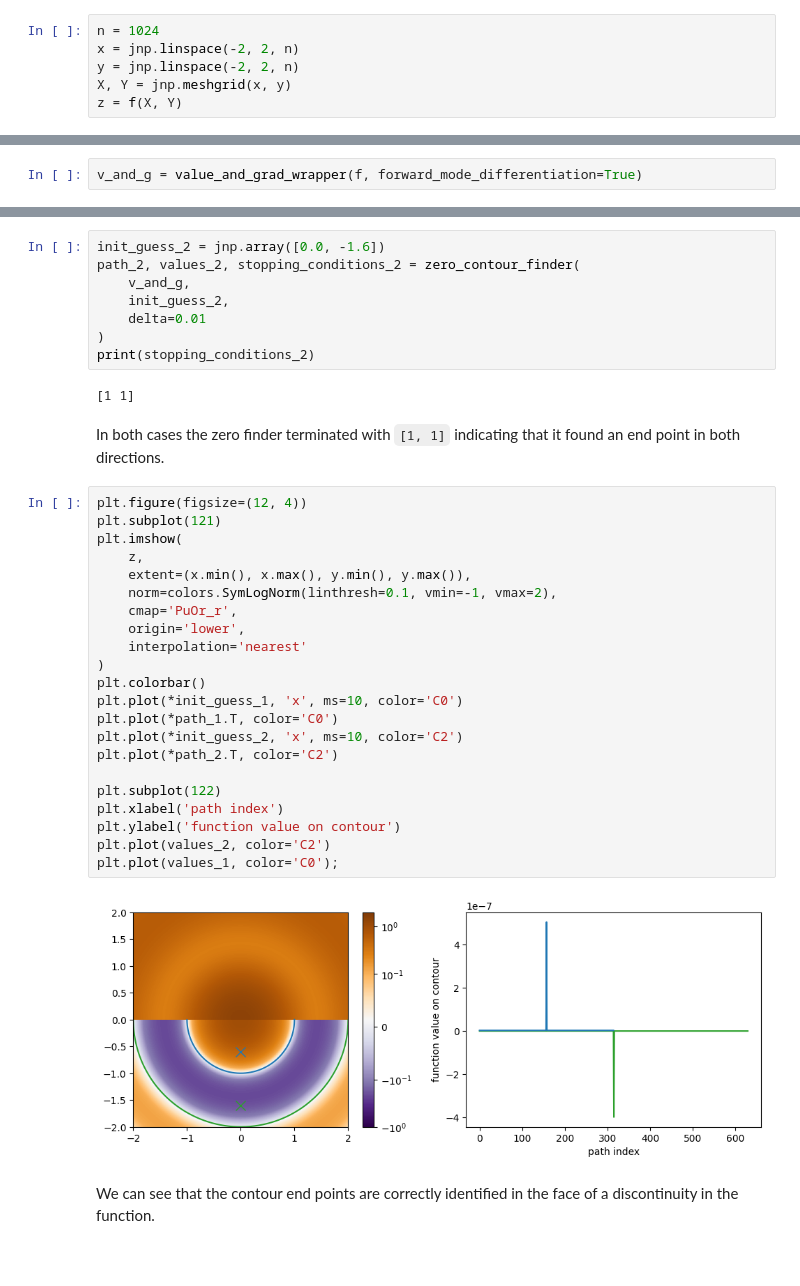
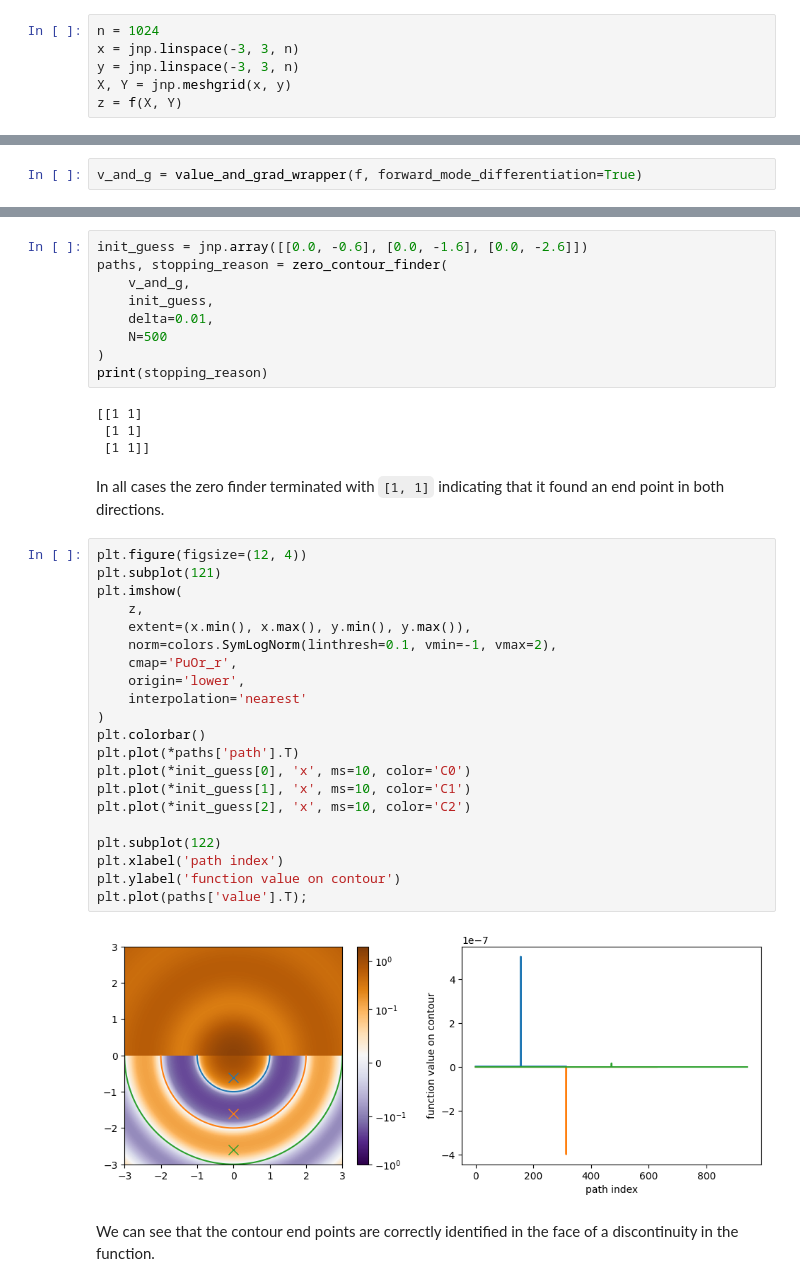
Before and after one commit to CKrawczyk/Jax-Zero-Contour, a Jupyter notebook: docs/source/Example_2.ipynb, the cells around one changed output, grey strips where cells are left out. Drawn from its saved outputs; the diff is of its cells as text; blank space fills up the shorter version.

```diff
--- a/docs/source/Example_2.ipynb
+++ b/docs/source/Example_2.ipynb
@@ -27,8 +27,8 @@ def f(x, y):
     return jnp.where(theta >= 0, z + 0.5, z)
 # %%
 n = 1024
-x = jnp.linspace(-2, 2, n)
-y = jnp.linspace(-2, 2, n)
+x = jnp.linspace(-3, 3, n)
+y = jnp.linspace(-3, 3, n)
 X, Y = jnp.meshgrid(x, y)
 z = f(X, Y)
 # %%
@@ -60,38 +50,40 @@ print(stopping_conditions_1)
-# %%
-init_guess_2 = jnp.array([0.0, -1.6])
-path_2, values_2, stopping_conditions_2 = zero_contour_finder(
-    v_and_g,
-    init_guess_2,
-    delta=0.01
-)
-print(stopping_conditions_2)
-# %% [output]
-[1 1]
+# %%
+init_guess = jnp.array([[0.0, -0.6], [0.0, -1.6], [0.0, -2.6]])
+paths, stopping_reason = zero_contour_finder(
+    v_and_g,
+    init_guess,
+    delta=0.01,
+    N=500
+)
+print(stopping_reason)
+# %% [output]
+[[1 1]
+ [1 1]
+ [1 1]]
 # %% [markdown]
-In both cases the zero finder terminated with `[1, 1]` indicating that it found an end point in both directions.
+In all cases the zero finder terminated with `[1, 1]` indicating that it found an end point in both directions.
 # %%
 plt.figure(figsize=(12, 4))
 plt.subplot(121)
 plt.imshow(
     z,
     extent=(x.min(), x.max(), y.min(), y.max()),
     norm=colors.SymLogNorm(linthresh=0.1, vmin=-1, vmax=2),
     cmap='PuOr_r',
     origin='lower',
     interpolation='nearest'
 )
 plt.colorbar()
-plt.plot(*init_guess_1, 'x', ms=10, color='C0')
-plt.plot(*path_1.T, color='C0')
-plt.plot(*init_guess_2, 'x', ms=10, color='C2')
-plt.plot(*path_2.T, color='C2')
+plt.plot(*paths['path'].T)
+plt.plot(*init_guess[0], 'x', ms=10, color='C0')
+plt.plot(*init_guess[1], 'x', ms=10, color='C1')
+plt.plot(*init_guess[2], 'x', ms=10, color='C2')
 
 plt.subplot(122)
 plt.xlabel('path index')
 plt.ylabel('function value on contour')
-plt.plot(values_2, color='C2')
-plt.plot(values_1, color='C0');
+plt.plot(paths['value'].T);
 # %% [output]
-[figure, old version]
+[figure, new version]
 # %% [markdown]
 We can see that the contour end points are correctly identified in the face of a discontinuity in the function.
```
Also changed, not shown: parts of 2 cells of this notebook, 6 other files.
